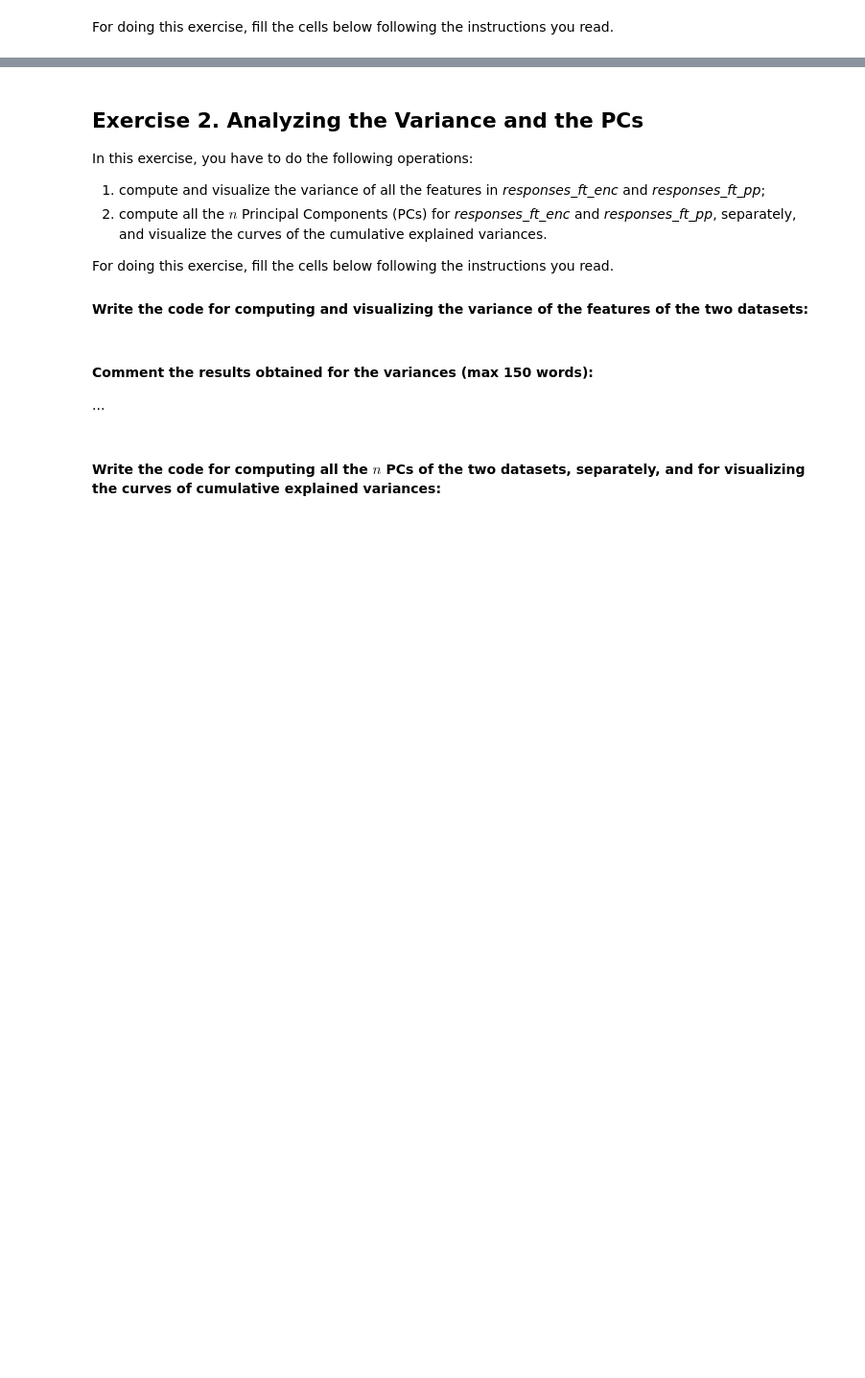
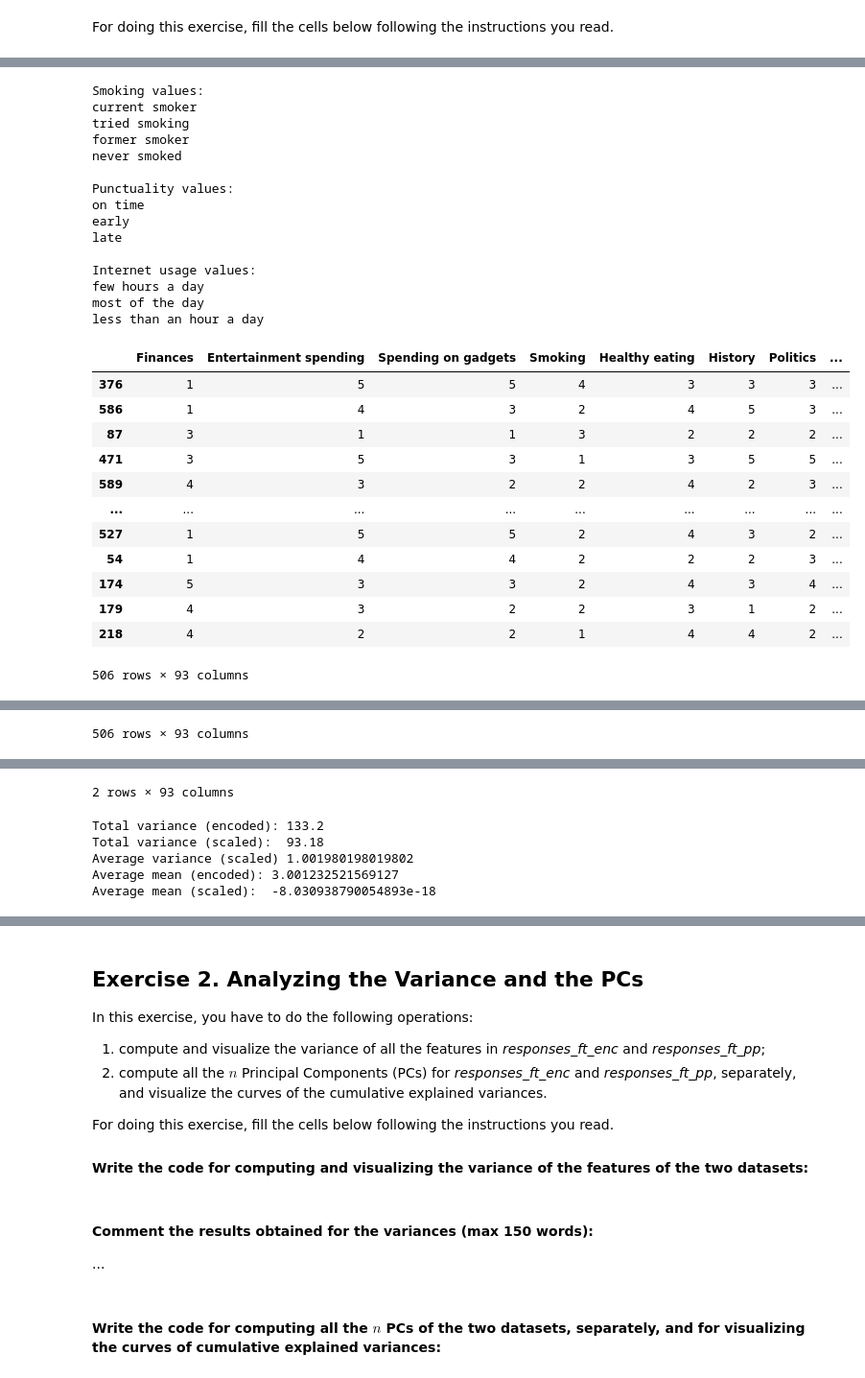
Before and after one commit to AndreaDenina/computational_linear_algebra_HW, a Jupyter notebook: PCA_HW/HWpca_Dandrea_Denina.ipynb, the cells around one changed output, grey strips where cells are left out. Shown at 96% size. Drawn from its saved outputs; the diff is of its cells as text; code cells hidden in the pictures; blank space fills up the shorter version.

```diff
--- a/PCA_HW/HWpca_Dandrea_Denina.ipynb
+++ b/PCA_HW/HWpca_Dandrea_Denina.ipynb
@@ -320,3 +334,70 @@ For doing this exercise, fill the cells below following the instructions you rea
 #### Write the code for performing the encoding and preprocessing operations of the exercise. Show the encoded data and the preprocessed data you obtain, plus any additional table/value that can be useful for commenting the results:
 # %%
 # [write the code here]
+# categorical feats: Smoking, Punctuality, Internet usage
+
+
+cat_features = ['Smoking', 'Punctuality', 'Internet usage']
+
+for cat in cat_features:
+    print(f"\n{cat} values:")
+    for e in responses_ft[cat].unique():
+        print(e)
+
+cat_orders = [
+    ['never smoked', 'tried smoking', 'former smoker', 'current smoker'],
+    ['early', 'on time', 'late'],
+    ['less than an hour a day', 'few hours a day', 'most of the day'],
+]
+
+ordinal_enc = OrdinalEncoder(categories=cat_orders)
+
+responses_ft_enc = responses_ft.copy()
+# +1 to conform to the other feats, int for the same reason
+responses_ft_enc[cat_features] = (ordinal_enc.fit_transform(
+    responses_ft[cat_features]) + 1).astype(int)
+
+display(responses_ft_enc)
+
+std_sc = StandardScaler()
+responses_ft_pp = pd.DataFrame(std_sc.fit_transform(responses_ft_enc),
+                               columns=responses_ft_enc.columns,
+                               index=responses_ft_enc.index)
+
+display(responses_ft_pp)
+display(responses_ft_pp.describe().loc[['mean', 'std']])   # mean about 0, std about 1.001
+print("Total variance (encoded):", round(responses_ft_enc.var().sum(), 2))   # 133.2
+print("Total variance (scaled): ", round(responses_ft_pp.var().sum(), 2))    # 93.18
+print("Average variance (scaled)", responses_ft_pp.var().mean())
+
+print("Average mean (encoded):", responses_ft_enc.mean().mean())
+print("Average mean (scaled): ", responses_ft_pp.mean().mean())
+# %% [output]
+Smoking values:
+current smoker
+tried smoking
+former smoker
+never smoked
+
+Punctuality values:
+on time
+early
+late
+
+Internet usage values:
+few hours a day
+most of the day
+less than an hour a day
+|  | Finances | Entertainment spending | Spending on gadgets | Smoking | Healthy eating | History | Politics | ... |
+| 376 | 1 | 5 | 5 | 4 | 3 | 3 | 3 | ... |
+| 586 | 1 | 4 | 3 | 2 | 4 | 5 | 3 | ... |
+| 87 | 3 | 1 | 1 | 3 | 2 | 2 | 2 | ... |
+| 471 | 3 | 5 | 3 | 1 | 3 | 5 | 5 | ... |
+| 589 | 4 | 3 | 2 | 2 | 4 | 2 | 3 | ... |
+| ... | ... | ... | ... | ... | ... | ... | ... | ... |
+| 527 | 1 | 5 | 5 | 2 | 4 | 3 | 2 | ... |
+| 54 | 1 | 4 | 4 | 2 | 2 | 2 | 3 | ... |
+| 174 | 5 | 3 | 3 | 2 | 4 | 3 | 4 | ... |
+| 179 | 4 | 3 | 2 | 2 | 3 | 1 | 2 | ... |
+| 218 | 4 | 2 | 2 | 1 | 4 | 4 | 2 | ... |
+506 rows × 93 columns
@@ -322,0 +416 @@ For doing this exercise, fill the cells below following the instructions you rea
+506 rows × 93 columns
@@ -322,0 +420,6 @@ For doing this exercise, fill the cells below following the instructions you rea
+2 rows × 93 columns
+Total variance (encoded): 133.2
+Total variance (scaled):  93.18
+Average variance (scaled) 1.001980198019802
+Average mean (encoded): 3.001232521569127
+Average mean (scaled):  -8.030938790054893e-18
```
Also changed, not shown: parts of 7 cells of this notebook, 1 other file.
